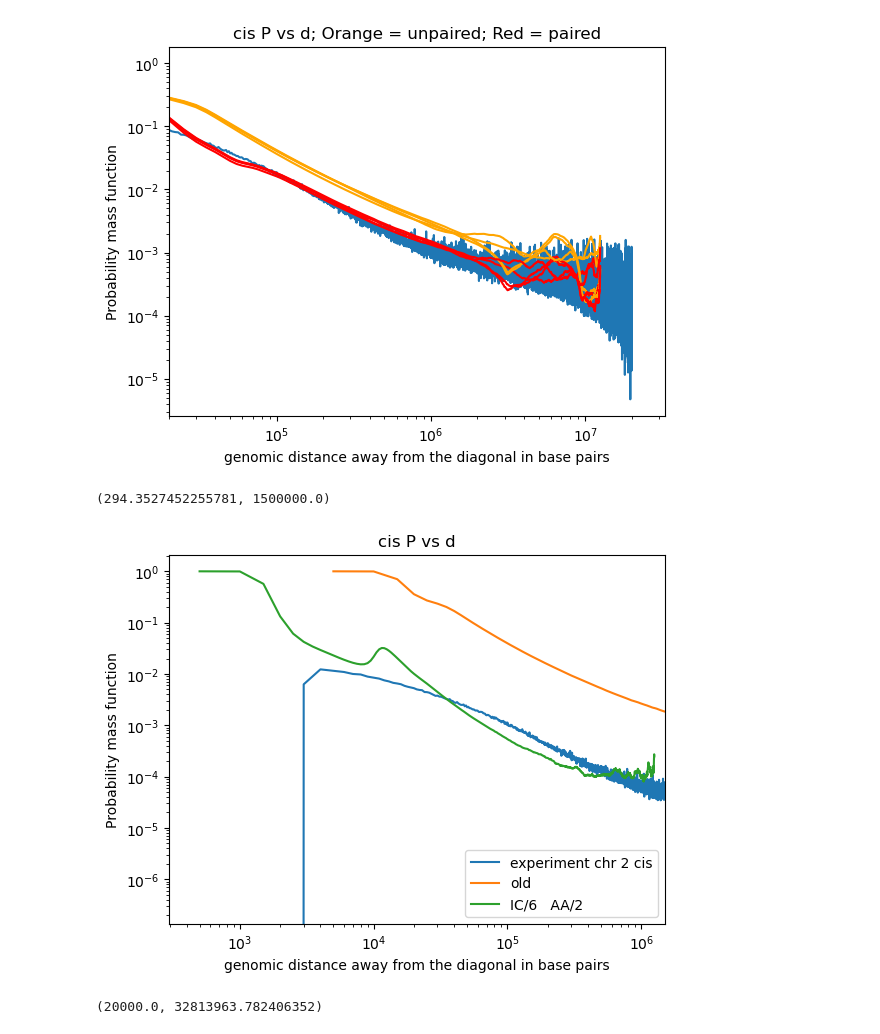
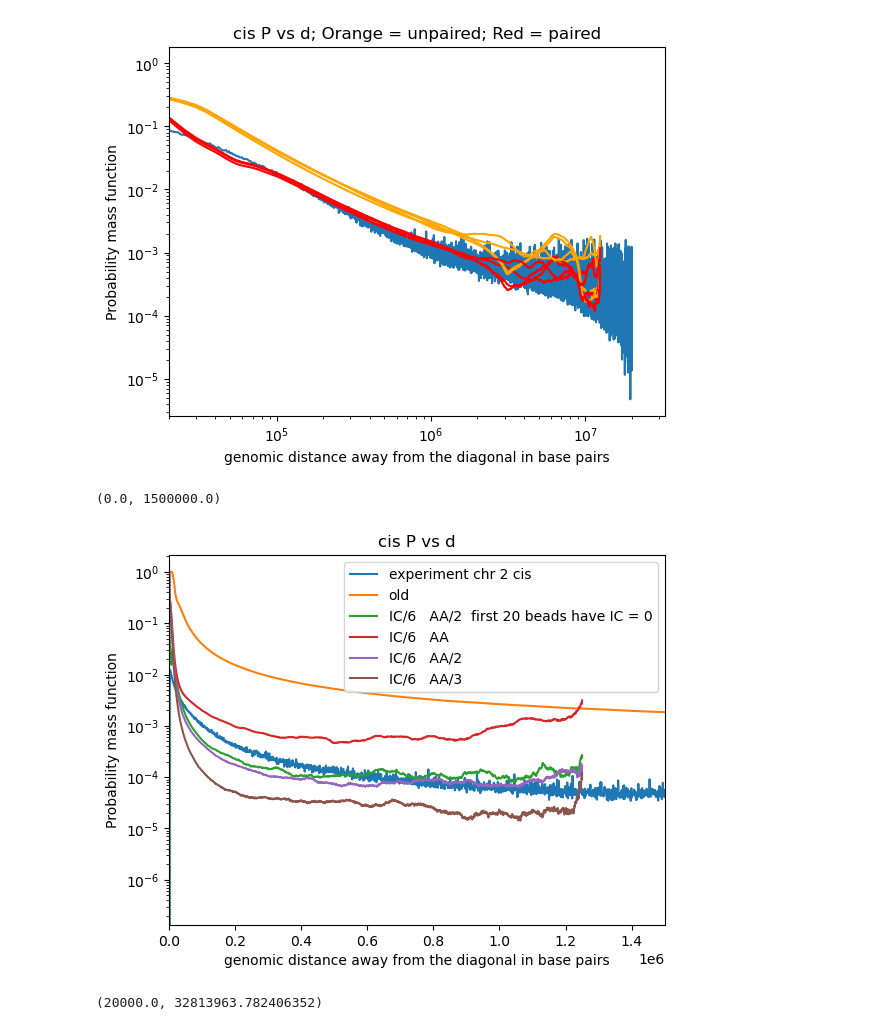
Before and after one commit to DiPierroLab/Douglas, a Jupyter notebook: 6_extra_tools/P_vs_d_experimental_compare_computational.ipynb, the cells around one changed output. Saved outputs shown, nothing was run; the diff lists cells and outputs as text; code cells hidden in the pictures.

```diff
--- a/6_extra_tools/P_vs_d_experimental_compare_computational.ipynb
+++ b/6_extra_tools/P_vs_d_experimental_compare_computational.ipynb
@@ -48,6 +48,9 @@ P_cis_simulation_41 = np.loadtxt('/Users/douglas/Documents/Features Transfer/sto
 P_cis_simulation_42 = np.loadtxt('/Users/douglas/Documents/Features Transfer/store_Ps_vs_genomic_graphs/PvsGenomic_directory_42.txt') # Average cis contact probability vs genomic distance (in beads)
 P_cis_simulation_43 = np.loadtxt('/Users/douglas/Documents/Features Transfer/store_Ps_vs_genomic_graphs/PvsGenomic_directory_43.txt') # Average cis contact probability vs genomic distance (in beads)
 P_cis_simulation_44 = np.loadtxt('/Users/douglas/Documents/Features Transfer/store_Ps_vs_genomic_graphs/PvsGenomic_directory_44.txt') # Average cis contact probability vs genomic distance (in beads)
+P_cis_simulation_45 = np.loadtxt('/Users/douglas/Documents/Features Transfer/store_Ps_vs_genomic_graphs/PvsGenomic_directory_45.txt') # Average cis contact probability vs genomic distance (in beads)
+P_cis_simulation_46 = np.loadtxt('/Users/douglas/Documents/Features Transfer/store_Ps_vs_genomic_graphs/PvsGenomic_directory_46.txt') # Average cis contact probability vs genomic distance (in beads)
+P_cis_simulation_47 = np.loadtxt('/Users/douglas/Documents/Features Transfer/store_Ps_vs_genomic_graphs/PvsGenomic_directory_47.txt') # Average cis contact probability vs genomic distance (in beads)
 
 # TRANS===========================================================
 
@@ -122,42 +125,37 @@ plt.xlim(2e4)
 # %%
 # CIS directories 21, 22, and 23
 # Plot average normalized cis Hi-C contact probability vs genomic distance (in kilobases)
 
 from numpy import array
 d = range(1,2501)
 d = array(d)
 
 # Plot cis experimental data
 bin_size = 1000 # base pairs
 plt.plot(bin_size*d_experiment_20000kb, 3*P_cis_experiment, label='experiment chr 2 cis')
 
 # Plot cis simulation data
 bead_size_old = 5000# in base pairs; tune to line up the pmfs.
 bead_size_new = 500
 plt.plot(bead_size_old*d, P_cis_simulation_24, label='old')
 #plt.plot(bead_size_new*d, P_cis_simulation_25, label='IC/5   AA')
-#plt.plot(bead_size_new*d, P_cis_simulation_35, label='IC/1.4   AA/1.4')
-#plt.plot(bead_size_new*d, P_cis_simulation_36, label='IC/1.4   AA')
-#plt.plot(bead_size_new*d, P_cis_simulation_37, label='IC/4   AA/4')
-#plt.plot(bead_size_new*d, P_cis_simulation_38, label='IC/4   AA')
-#plt.plot(bead_size_new*d, P_cis_simulation_40, label='IC/6   AA')
-plt.plot(bead_size_new*d, P_cis_simulation_41, label='IC/6   AA/2')
-#plt.plot(bead_size_new*d, P_cis_simulation_42, label='IC/6   AA/3')
-#plt.plot(bead_size_new*d, P_cis_simulation_43, label='IC/6   AA/4')
-#plt.plot(bead_size_new*d, P_cis_simulation_44, label='IC/6   AA/5')
-#plt.plot(bead_size_new*d, P_cis_simulation_39, label='IC/6   AA/6')
+plt.plot(bead_size_new*d, P_cis_simulation_41, label='IC/6   AA/2  first 20 beads have IC = 0')
+plt.plot(bead_size_new*d, P_cis_simulation_45, label='IC/6   AA')
+plt.plot(bead_size_new*d, P_cis_simulation_46, label='IC/6   AA/2')
+plt.plot(bead_size_new*d, P_cis_simulation_47, label='IC/6   AA/3')
+
 
 # Plot settings
 plt.title('cis P vs d')
 plt.legend()
 plt.xlabel('genomic distance away from the diagonal in base pairs')
-plt.xscale('log')
+#plt.xscale('log')
 plt.ylabel('Probability mass function')
 plt.yscale('log')
 plt.xlim(0,1.5e6)
 # %% [output]
-(294.3527452255781, 1500000.0)
+(0.0, 1500000.0)
-[figure, old version]
+[figure, new version]
 # %%
 # TRANS
 # Plot average normalized trans Hi-C contact probability vs genomic distance (in kilobases)
```
Also changed, not shown: 3 other files.
